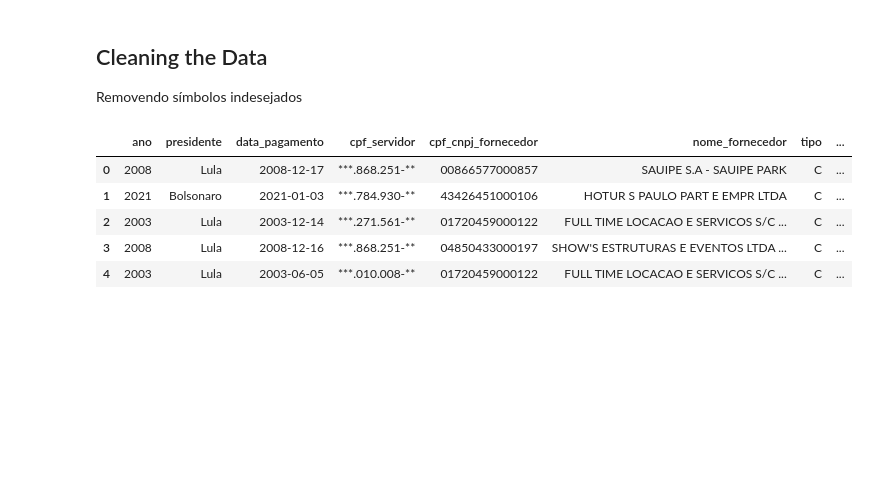
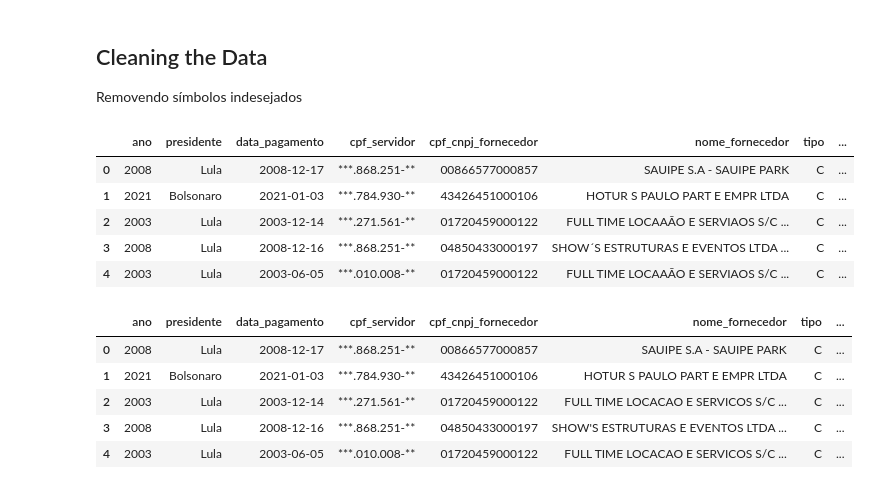
Before and after one commit to pedrow28/projetos-ci-ncia-dados, a Jupyter notebook: gastos_cartao_corporativo/suporte.ipynb, the cells around one changed output. Drawn from its saved outputs; the diff is of its cells as text; code cells hidden in the pictures; blank space fills up the shorter version.

Commit message:
Primeira versão quase pronta
Estrutura feita. Falta: terminar gráfico de comparação, parágrafo de atualização, layout do app e passar pelos TODO

```diff
--- a/gastos_cartao_corporativo/suporte.ipynb
+++ b/gastos_cartao_corporativo/suporte.ipynb
@@ -16,6 +17,39 @@ data.head()
 ## Cleaning the Data
 
 Removendo símbolos indesejados
+# %%
+dict_replace = {"Ç":"A",
+                "€": "C",
+                "Ö": "I",
+                "µ": "A",
+                "¶": "A",
+                "å": "O",
+                "à": "O",
+                "ï":"'",
+                "LOCAAÃO ": "LOCAÇÃO"}
+
+data_id = pd.read_csv("dados_filtrados_id.csv", encoding="utf-8")
+
+data_id.replace(dict_replace, regex=True, inplace=True)
+
+data_id.to_feather("feather_data_id")
+
+# data_filtrado_id = data_id.drop_duplicates(subset=["id"])
+
+## replace
+
+#final_data = data_filtrado_id.replace(dict_replace, regex=True, inplace=True)
+
+#final_data.to_feather("cleaned_feather_data_id")
+# %%
+data_id.head()
+# %% [output]
+|  | ano | presidente | data_pagamento | cpf_servidor | cpf_cnpj_fornecedor | nome_fornecedor | tipo | ... |
+| 0 | 2008 | Lula | 2008-12-17 | ***.868.251-** | 00866577000857 | SAUIPE S.A - SAUIPE PARK | C | ... |
+| 1 | 2021 | Bolsonaro | 2021-01-03 | ***.784.930-** | 43426451000106 | HOTUR S PAULO PART E EMPR LTDA | C | ... |
+| 2 | 2003 | Lula | 2003-12-14 | ***.271.561-** | 01720459000122 | FULL TIME LOCAAÃO E SERVIAOS S/C ... | C | ... |
+| 3 | 2008 | Lula | 2008-12-16 | ***.868.251-** | 04850433000197 | SHOW´S ESTRUTURAS E EVENTOS LTDA ... | C | ... |
+| 4 | 2003 | Lula | 2003-06-05 | ***.010.008-** | 01720459000122 | FULL TIME LOCAAÃO E SERVIAOS S/C ... | C | ... |
 # %%
 ## Dictionary to replace values
 
```
Also changed, not shown: parts of 7 cells of this notebook, 6 other files.
